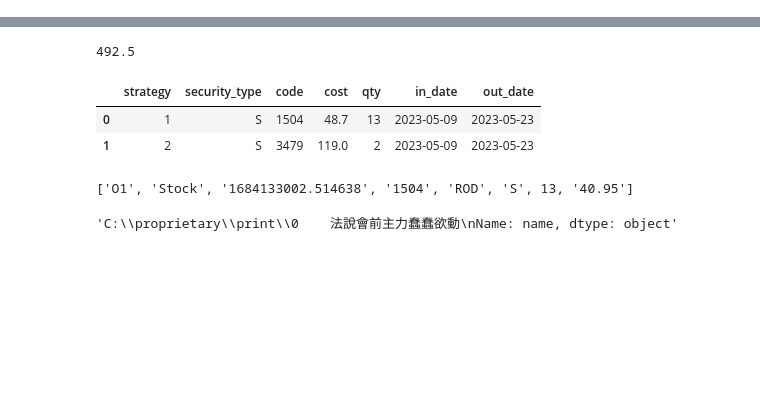
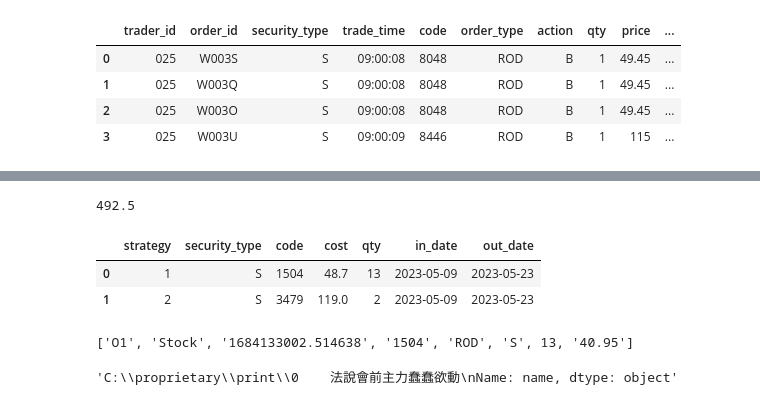
Before and after one commit to quanthsu/proprietary, a Jupyter notebook: status_update.ipynb, the cells around one changed output, grey strips where cells are left out. Drawn from its saved outputs; the diff is of its cells as text; code cells hidden in the pictures; blank space fills up the shorter version.

```diff
--- a/status_update.ipynb
+++ b/status_update.ipynb
@@ -77,3 +95,15 @@ for strategy_name in strategy_df['name']:
+# %%
+deal['strategy'] = 0
+for index, row in deal.iterrows():
+    deal.loc[index, 'strategy'] = order[order['order_id'] == row.order_id]['strategy'].values[0]
+# %%
+deal
+# %% [output]
+|  | trader_id | order_id | security_type | trade_time | code | order_type | action | qty | price | ... |
+| 0 | 025 | W003S | S | 09:00:08 | 8048 | ROD | B | 1 | 49.45 | ... |
+| 1 | 025 | W003Q | S | 09:00:08 | 8048 | ROD | B | 1 | 49.45 | ... |
+| 2 | 025 | W003O | S | 09:00:08 | 8048 | ROD | B | 1 | 49.45 | ... |
+| 3 | 025 | W003U | S | 09:00:09 | 8446 | ROD | B | 1 | 115 | ... |
 # %%
 def save2db(df: pd.DataFrame, table: str):
     cli = TSDBClient(
```
Also changed, not shown: parts of 13 cells of this notebook, 4 other files.
